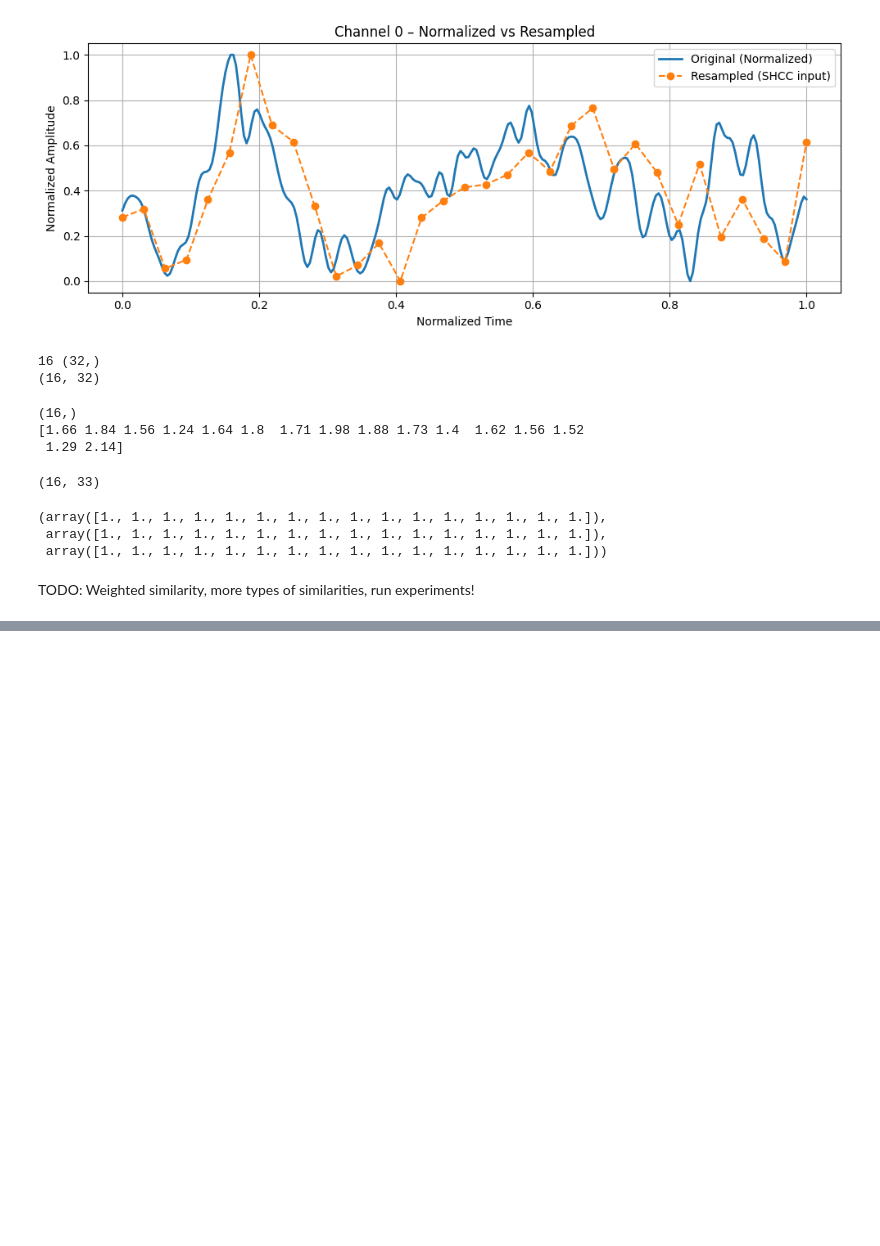
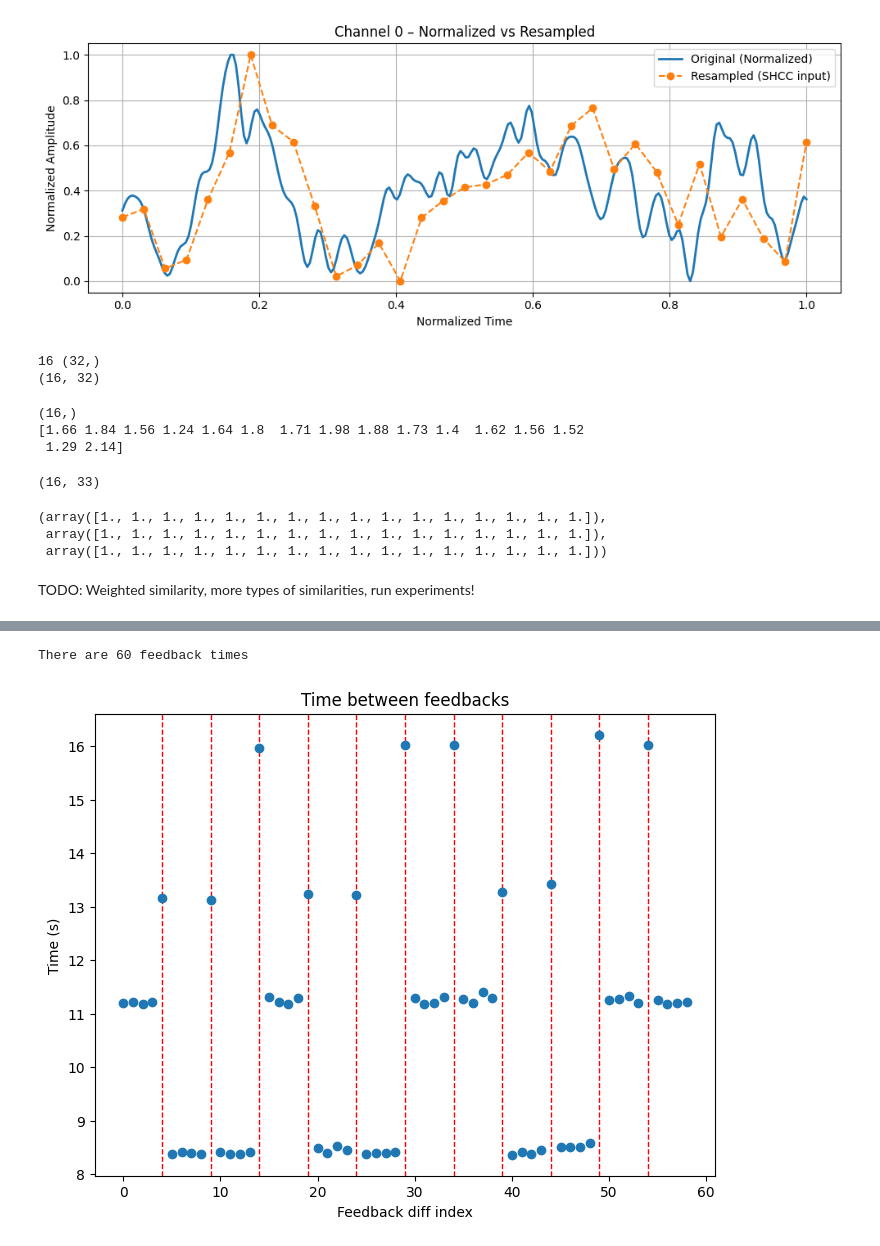
Before and after one commit to nspyrop03/bci-challenge-ner15, a Jupyter notebook: template_test.ipynb, the cells around one changed output, grey strips where cells are left out. Saved outputs shown, nothing was run; the diff lists cells and outputs as text; code cells hidden in the pictures; blank space fills up the shorter version.

```diff
--- a/template_test.ipynb
+++ b/template_test.ipynb
@@ -217,0 +234,5 @@ TODO: Weighted similarity, more types of similarities, run experiments!
+# %%
+utils.plot_feedback_time_diffs(feedback_times, feedback_indices, save_png=True, png_name="S06_Sess04_fb_diffs")
+# %% [output]
+There are 60 feedback times
+[figure, added]
```
Also changed, not shown: parts of 3 cells of this notebook, 3 other files.
